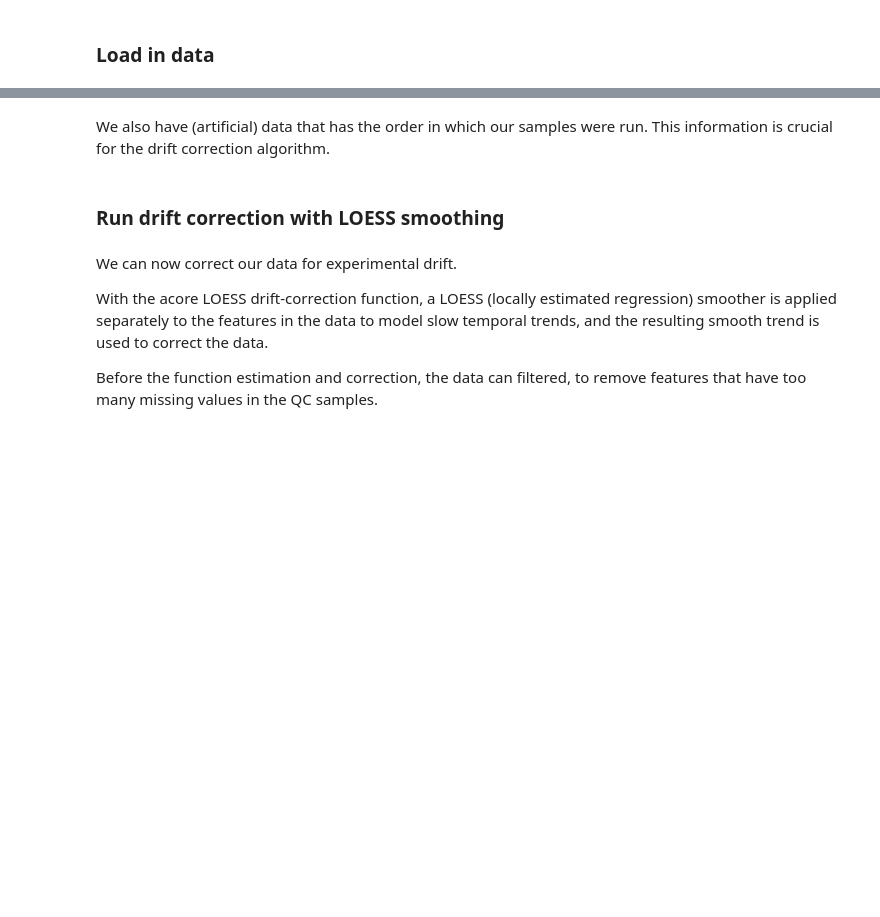
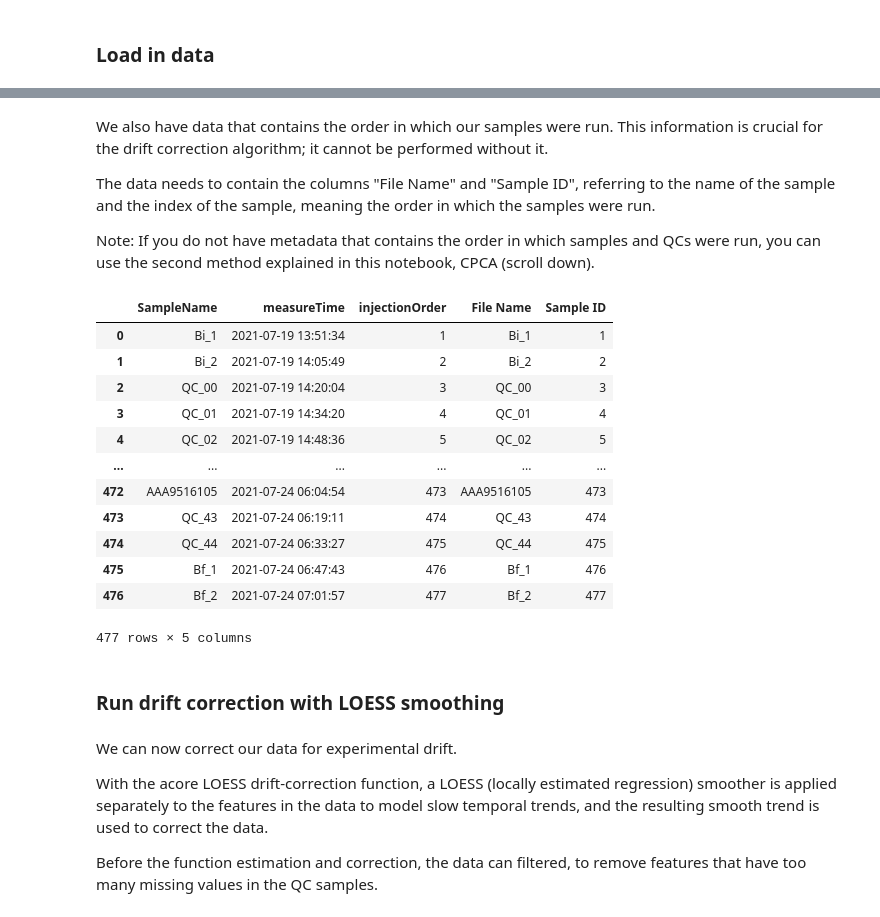
Before and after one commit to Multiomics-Analytics-Group/acore, a Jupyter notebook: docs/api_examples/drift_correction.ipynb, the cells around one changed output, grey strips where cells are left out. Cells and saved outputs as stored; diff of their text form; code cells hidden in the pictures; blank space fills up the shorter version.

```diff
--- a/docs/api_examples/drift_correction.ipynb
+++ b/docs/api_examples/drift_correction.ipynb
@@ -235,8 +270,30 @@ df
 # %% [markdown]
-We also have (artificial) data that has the order in which our samples were run. This
-information is crucial for the drift correction algorithm.
+We also have data that contains the order in which our samples were run. This
+information is crucial for the drift correction algorithm; it cannot be performed without it.
+
+The data needs to contain the columns "File Name" and "Sample ID", referring to the name of the sample and the index of the sample, meaning the order in which the samples were run.
+
+Note: If you do not have metadata that contains the order in which samples and QCs were run, you can use the second method explained in this notebook, CPCA (scroll down).
 # %%
-sample_order.sort_values("Sample ID")
+sample_order = pd.read_csv("../../example_data/DidacMauricio_hilic/DidacMauricio_hilic_pos_injectionorder.csv")
+sample_order["File Name"] = sample_order["SampleName"]
+sample_order["Sample ID"] = sample_order["injectionOrder"]
+
+sample_order
+# %% [output]
+|  | SampleName | measureTime | injectionOrder | File Name | Sample ID |
+| 0 | Bi_1 | 2021-07-19 13:51:34 | 1 | Bi_1 | 1 |
+| 1 | Bi_2 | 2021-07-19 14:05:49 | 2 | Bi_2 | 2 |
+| 2 | QC_00 | 2021-07-19 14:20:04 | 3 | QC_00 | 3 |
+| 3 | QC_01 | 2021-07-19 14:34:20 | 4 | QC_01 | 4 |
+| 4 | QC_02 | 2021-07-19 14:48:36 | 5 | QC_02 | 5 |
+| ... | ... | ... | ... | ... | ... |
+| 472 | AAA9516105 | 2021-07-24 06:04:54 | 473 | AAA9516105 | 473 |
+| 473 | QC_43 | 2021-07-24 06:19:11 | 474 | QC_43 | 474 |
+| 474 | QC_44 | 2021-07-24 06:33:27 | 475 | QC_44 | 475 |
+| 475 | Bf_1 | 2021-07-24 06:47:43 | 476 | Bf_1 | 476 |
+| 476 | Bf_2 | 2021-07-24 07:01:57 | 477 | Bf_2 | 477 |
+477 rows × 5 columns
 # %% [markdown]
 ### Run drift correction with LOESS smoothing
 # %% [markdown]
```
Also changed, not shown: parts of 29 cells of this notebook, 2 other files.
